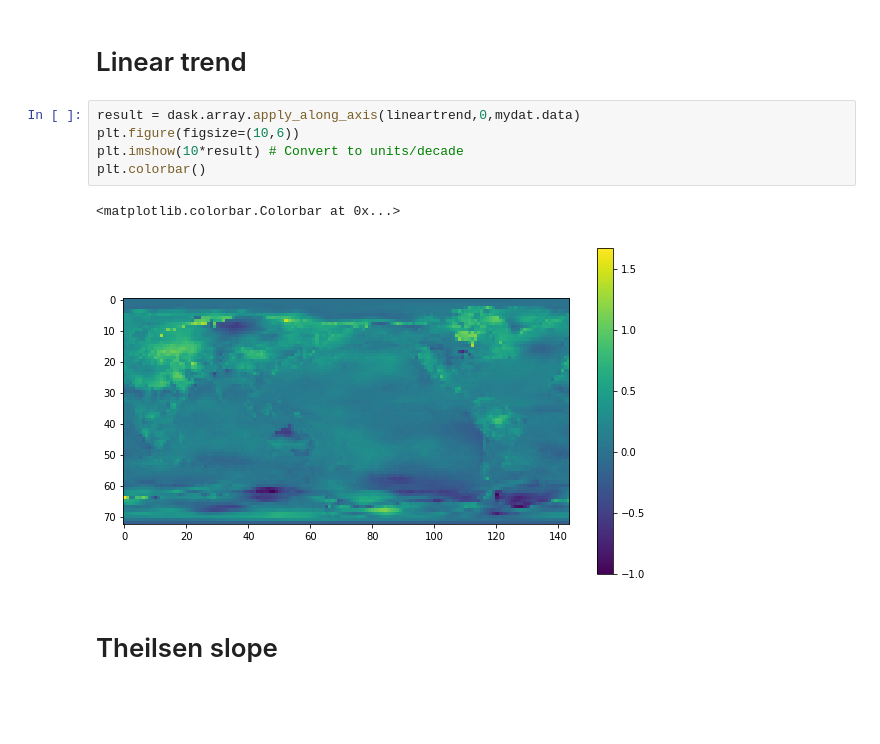
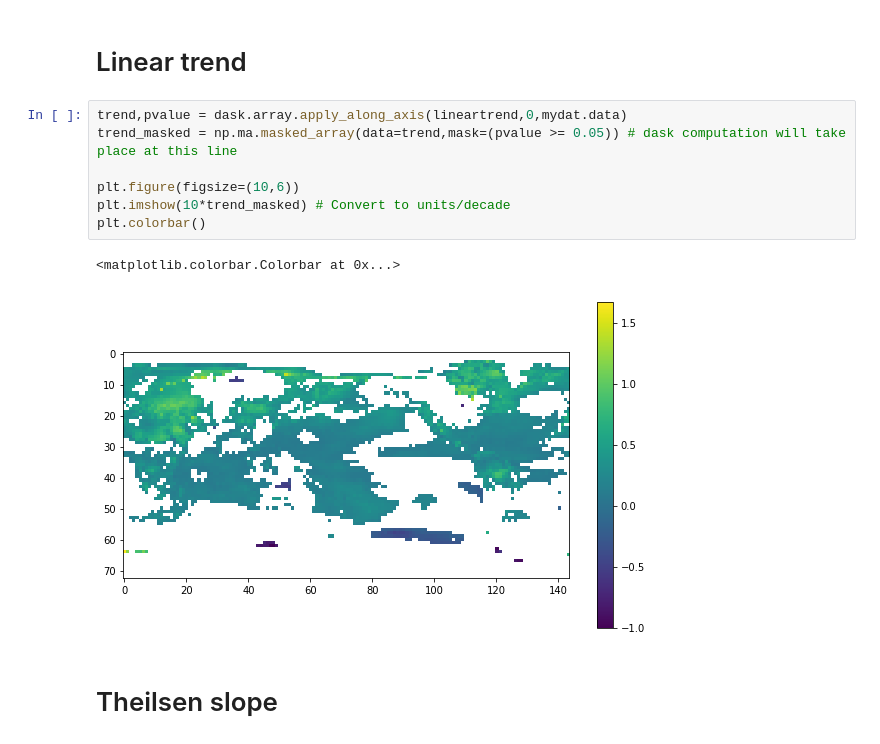
Before and after one commit to bascrezee/trend_framework, a Jupyter notebook: example_trends_3d.ipynb, the cells around one changed output. Cells and saved outputs as stored; diff of their text form; blank space fills up the shorter version.

Commit message:
Added returning of pvalue for lintrend

```diff
--- a/example_trends_3d.ipynb
+++ b/example_trends_3d.ipynb
@@ -49,13 +49,15 @@ Attributes:
 # %% [markdown]
 # Linear trend
 # %%
-result = dask.array.apply_along_axis(lineartrend,0,mydat.data)
+trend,pvalue = dask.array.apply_along_axis(lineartrend,0,mydat.data)
+trend_masked = np.ma.masked_array(data=trend,mask=(pvalue >= 0.05)) # dask computation will take place at this line
+
 plt.figure(figsize=(10,6))
-plt.imshow(10*result) # Convert to units/decade
+plt.imshow(10*trend_masked) # Convert to units/decade
 plt.colorbar()
 # %% [output]
 <matplotlib.colorbar.Colorbar at 0x...>
-[figure, old version]
+[figure, new version]
 # %% [markdown]
 # Theilsen slope
 # %%
```
Also changed, not shown: 1 other file.
